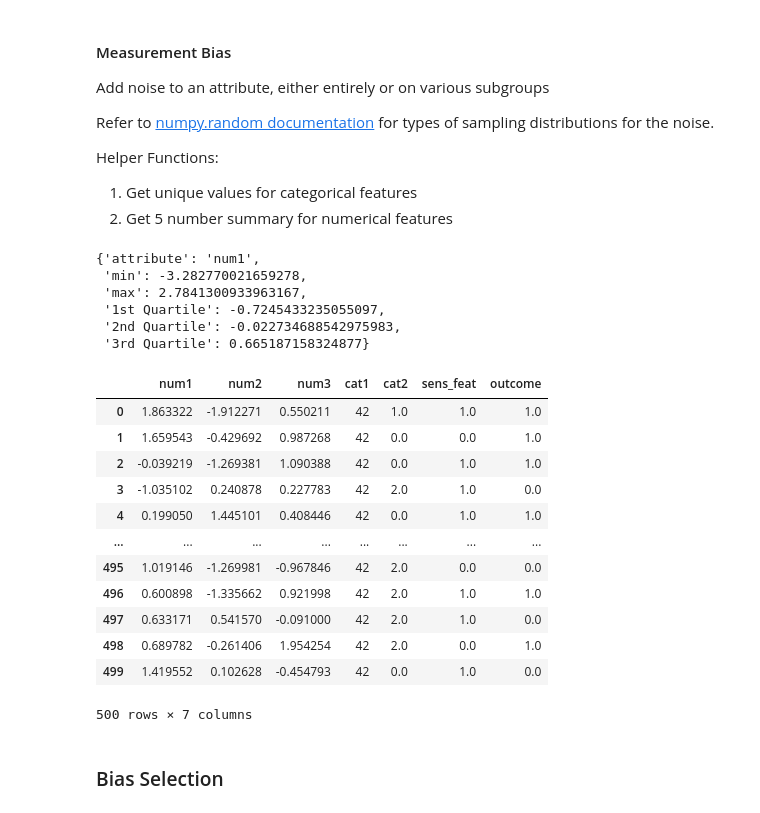
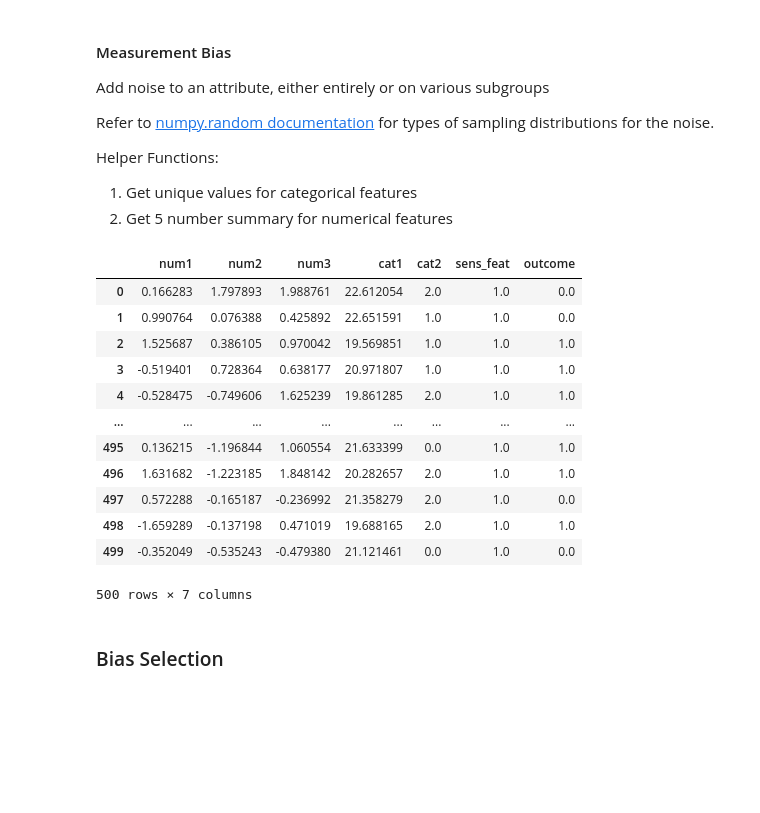
Before and after one commit to mnagired/fairness-sandbox, a Jupyter notebook: sandbox.ipynb, the cells around one changed output. Cells and saved outputs as stored; diff of their text form; code cells hidden in the pictures; blank space fills up the shorter version.

Commit message:
finished total group measurement bias

```diff
--- a/sandbox.ipynb
+++ b/sandbox.ipynb
@@ -605,20 +605,25 @@ def get_summary_num(df, feature):
     res['3rd Quartile'] = quartiles[2]
 
     return res
-# %%
-get_summary_num(df_train, 'num1')
-# %% [output]
-{'attribute': 'num1',
- 'min': -3.282770021659278,
- 'max': 2.7841300933963167,
- '1st Quartile': -0.7245433235055097,
- '2nd Quartile': -0.022734688542975983,
- '3rd Quartile': 0.665187158324877}
 # %%
-def total_measurement(df, feature, feature_type, noise_dist, subgroups):
-    return 42
+def total_measurement(df, feature, feature_type, noise_dist, noise_dist_params, subgroups):
+    num_params = len(noise_dist_params)
 
-def subgroup_measurement(df, feature, feature_type, noise_dist, subgroups):
+    assert df[feature].shape == noise_dist_params[-1], "Final Parameter must be shape of the feature column!"
+
+    if num_params == 2:
+        noise = noise_dist(noise_dist_params[0], df[feature].shape)
+    elif num_params == 3:
+        noise = noise_dist(noise_dist_params[0], noise_dist_params[1], df[feature].shape)
+    elif num_params == 4:
+        noise = noise_dist(noise_dist_params[0], noise_dist_params[1],
+                           noise_dist_params[2], df[feature].shape)
+    else:
+        raise ValueError("check your parameters for the noise distribution!")
+
+    return df[feature] + noise
+
+def subgroup_measurement(df, feature, feature_type, noise_dist, noise_dist_params, subgroups):
     return 43
 
 
@@ -629,6 +634,15 @@ feature: must be a column in the dataframe
 feature_type: numerical or categorical
 noise_dist: distribution function from np.random library
     e.g. np.random.beta, np.random.logistic, etc.
+
+noise_dist_params: parameters for noise distribution
+    e.g. if noise_dist == np.random.normal
+        then noist_dist_params could be [0, 0.1, df[feature].shape]
+    NOTE 1: make sure final parameter is the shape of the feature column
+    NOTE 2: if using subgroups, noise_dist_params should be a dictionary
+        such that each key is a unique value for a subgroup and each value
+        is a list of the parameters for the noise distribution for that subgroup
+
 noise_type: 0 if noise applied to entire attribute,
             1 if noise applied to subgroups
 subgroups: subgroups for feature
@@ -640,6 +654,7 @@ subgroups: subgroups for feature
 
 '''
 def measurement(df, feature, feature_type, noise_dist = np.random.normal,
+                noise_dist_params = [0, 1, 42],
                 noise_type = 0, subgroups = []):
 
     assert noise_type in [0,1], "noise_type must be 0 or 1, see comments!"
@@ -648,33 +663,30 @@ def measurement(df, feature, feature_type, noise_dist = np.random.normal,
     df_bias = df.copy()
 
     if noise_type == 0:
-        df_bias[feature] = total_measurement(df_bias, feature, feature_type, noise_dist, subgroups)
+        df_bias[feature] = total_measurement(df_bias, feature, feature_type,
+                                             noise_dist, noise_dist_params, subgroups)
     else:
-        df_bias[feature] = subgroup_measurement(df_bias, feature, feature_type, noise_dist, subgroups)
+        df_bias[feature] = subgroup_measurement(df_bias, feature, feature_type, noise_dist,
+                                                noise_dist_params, subgroups)
 
 
     return df_bias
-# %%
-measurement(df_train, 'cat1', 'categorical', np.random.normal, 0, [1, 0])
-# %% [output]
-|  | num1 | num2 | num3 | cat1 | cat2 | sens_feat | outcome |
-| 0 | 1.863322 | -1.912271 | 0.550211 | 42 | 1.0 | 1.0 | 1.0 |
-| 1 | 1.659543 | -0.429692 | 0.987268 | 42 | 0.0 | 0.0 | 1.0 |
-| 2 | -0.039219 | -1.269381 | 1.090388 | 42 | 0.0 | 1.0 | 1.0 |
-| 3 | -1.035102 | 0.240878 | 0.227783 | 42 | 2.0 | 1.0 | 0.0 |
-| 4 | 0.199050 | 1.445101 | 0.408446 | 42 | 0.0 | 1.0 | 1.0 |
-| ... | ... | ... | ... | ... | ... | ... | ... |
-| 495 | 1.019146 | -1.269981 | -0.967846 | 42 | 2.0 | 0.0 | 0.0 |
-| 496 | 0.600898 | -1.335662 | 0.921998 | 42 | 2.0 | 1.0 | 1.0 |
-| 497 | 0.633171 | 0.541570 | -0.091000 | 42 | 2.0 | 1.0 | 0.0 |
-| 498 | 0.689782 | -0.261406 | 1.954254 | 42 | 2.0 | 0.0 | 1.0 |
-| 499 | 1.419552 | 0.102628 | -0.454793 | 42 | 0.0 | 1.0 | 0.0 |
-500 rows × 7 columns
 # %%
-prev = df_train[df_train['cat1'] == 0].iloc[:, :].values
-noise = np.random.normal(50, .1, prev.shape)
-
-new = prev + noise
+measurement(df_train, 'cat1', 'categorical', np.random.normal, [20, 1, df_train['cat1'].shape], 0)
+# %% [output]
+|  | num1 | num2 | num3 | cat1 | cat2 | sens_feat | outcome |
+| 0 | 0.166283 | 1.797893 | 1.988761 | 22.612054 | 2.0 | 1.0 | 0.0 |
+| 1 | 0.990764 | 0.076388 | 0.425892 | 22.651591 | 1.0 | 1.0 | 0.0 |
+| 2 | 1.525687 | 0.386105 | 0.970042 | 19.569851 | 1.0 | 1.0 | 1.0 |
+| 3 | -0.519401 | 0.728364 | 0.638177 | 20.971807 | 1.0 | 1.0 | 1.0 |
+| 4 | -0.528475 | -0.749606 | 1.625239 | 19.861285 | 2.0 | 1.0 | 1.0 |
+| ... | ... | ... | ... | ... | ... | ... | ... |
+| 495 | 0.136215 | -1.196844 | 1.060554 | 21.633399 | 0.0 | 1.0 | 1.0 |
+| 496 | 1.631682 | -1.223185 | 1.848142 | 20.282657 | 2.0 | 1.0 | 1.0 |
+| 497 | 0.572288 | -0.165187 | -0.236992 | 21.358279 | 2.0 | 1.0 | 0.0 |
+| 498 | -1.659289 | -0.137198 | 0.471019 | 19.688165 | 2.0 | 1.0 | 1.0 |
+| 499 | -0.352049 | -0.535243 | -0.479380 | 21.121461 | 0.0 | 1.0 | 0.0 |
+500 rows × 7 columns
 # %% [markdown]
 ### Bias Selection
 # %%
```
Also changed, not shown: parts of 2 cells of this notebook.
